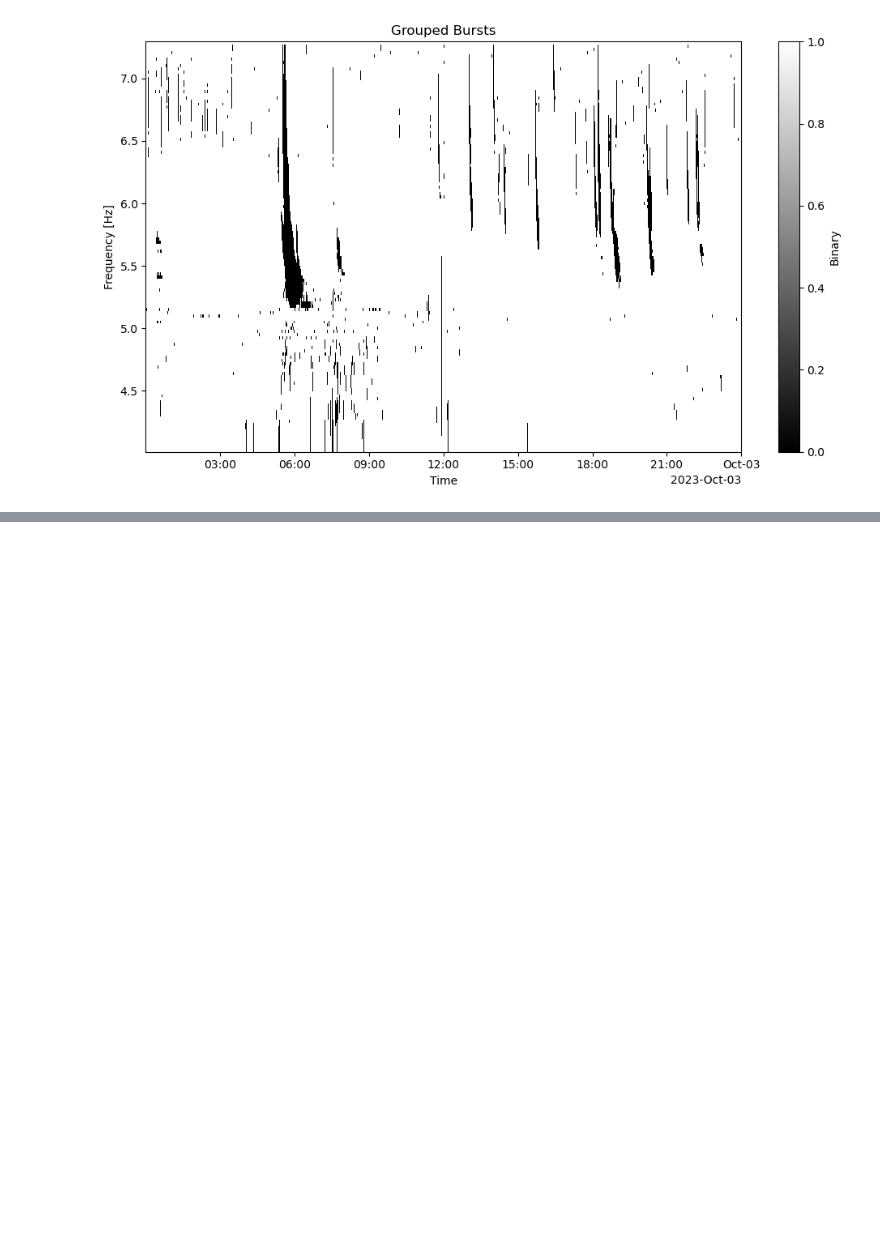
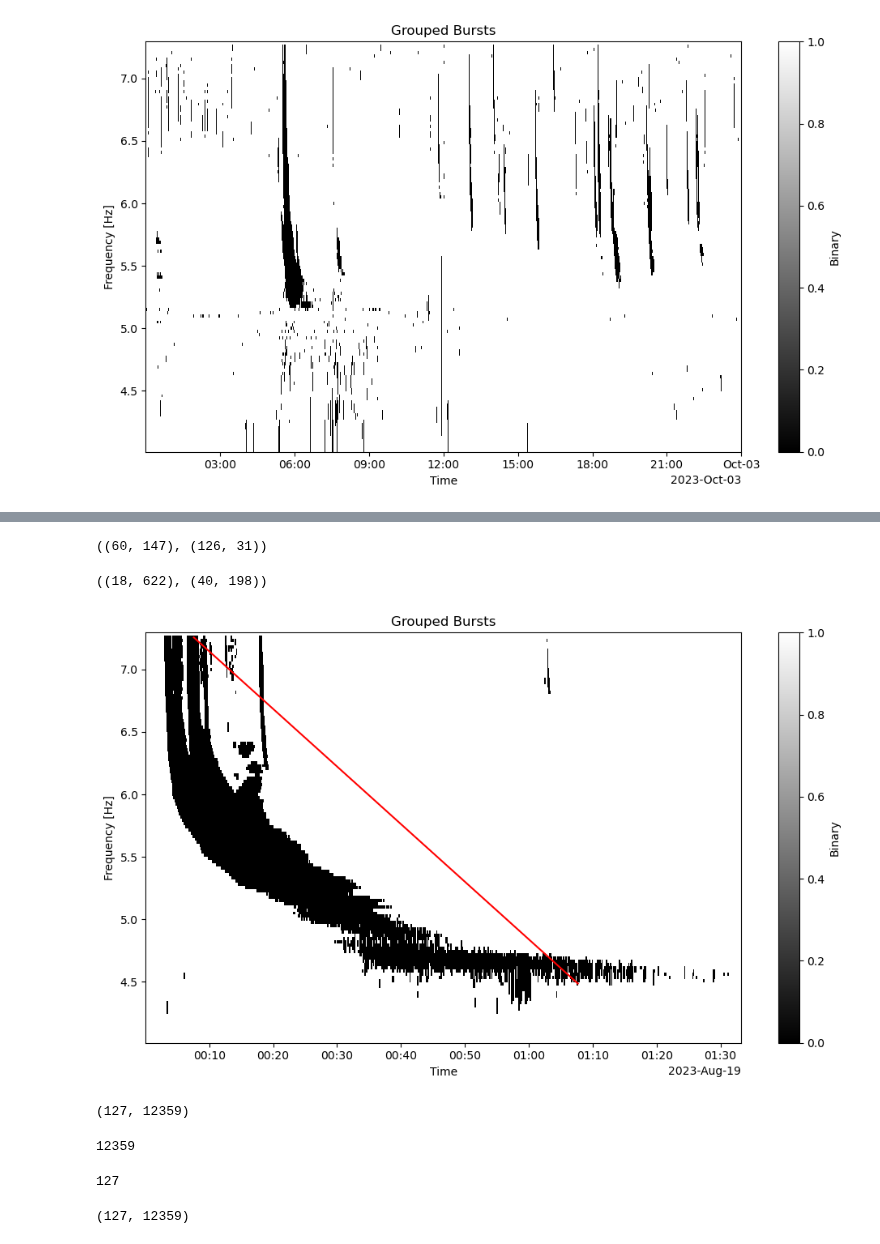
Before and after one commit to judyl22/Solar-Radio-Burst, a Jupyter notebook: dection_prog_new_extract4.ipynb, the cells around one changed output, grey strips where cells are left out. Cells and saved outputs as stored; diff of their text form; code cells hidden in the pictures; blank space fills up the shorter version.

```diff
--- a/dection_prog_new_extract4.ipynb
+++ b/dection_prog_new_extract4.ipynb
@@ -71,0 +304,50 @@ plot_bmap(times_arr3, freq_log_exp3, bmap3, lines3)
+# %%
+lines[0]
+# %% [output]
+((60, 147), (126, 31))
+# %%
+lines[1]
+# %% [output]
+((18, 622), (40, 198))
+# %%
+fig, ax = plt.subplots(figsize=(10, 6))
+Z = 1 - bmap[:800].T
+t = times_arr[:800]
+f = freq_log_exp
+
+p = ax.pcolormesh(t, f, Z, shading="auto", cmap="gray")
+plt.colorbar(p, ax=ax, label="Binary")
+
+(x0_low, y0_low), (x1_low, y1_low) = lines[1]
+(x0_high, y0_high), (x1_high, y1_high) = lines[0]
+(x0, y0), (x1, y1) = (x0_low, y0_low), (x1_high, y1_high)
+
+t0, t1 = times_arr[:800][y0], times_arr[:800][y1]
+f0, f1 = freq_log_exp[x0], freq_log_exp[x1]
+ax.plot([t0, t1], [f0, f1], color='red')
+
+plt.xlabel("Time")
+plt.ylabel("Frequency [Hz]")
+# plt.yscale('log')
+plt.title("Grouped Bursts")
+# plt.grid(True)
+plt.tight_layout()
+plt.show()
+# %% [output]
+[figure, added]
+# %%
+img.shape
+# %% [output]
+(127, 12359)
+# %%
+len(x)
+# %% [output]
+12359
+# %%
+len(y)
+# %% [output]
+127
+# %%
+img.shape
+# %% [output]
+(127, 12359)
```
Also changed, not shown: parts of 32 cells of this notebook, 5 other files.
